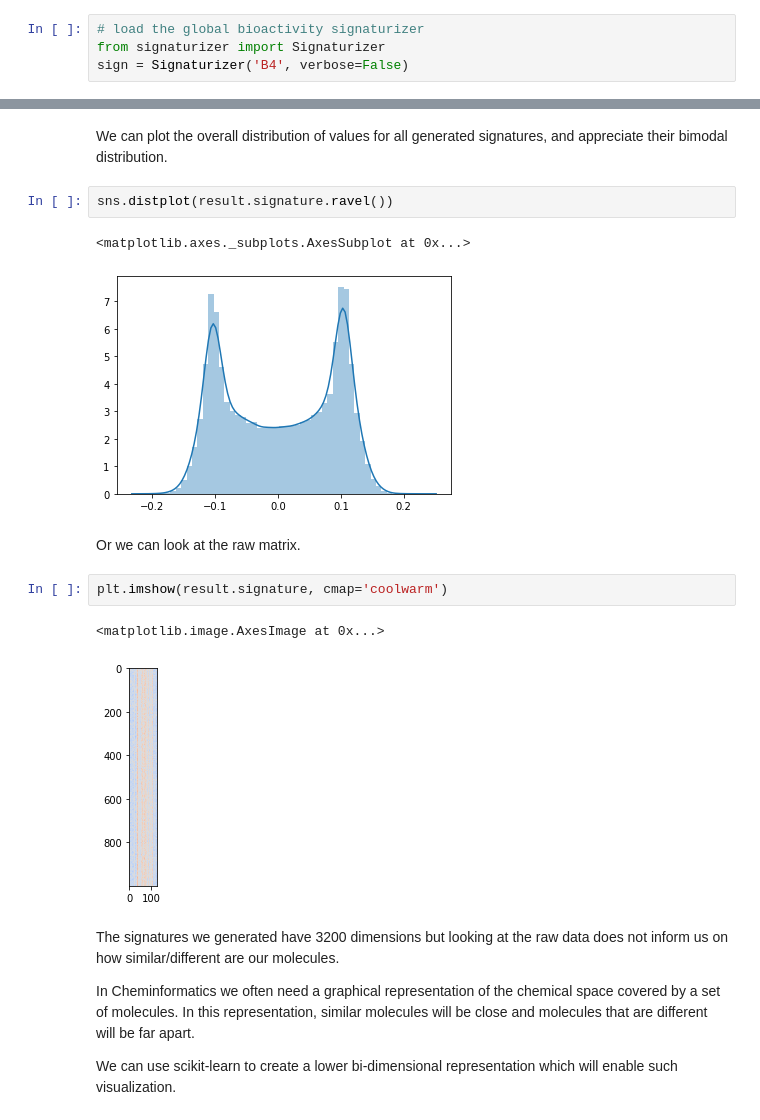
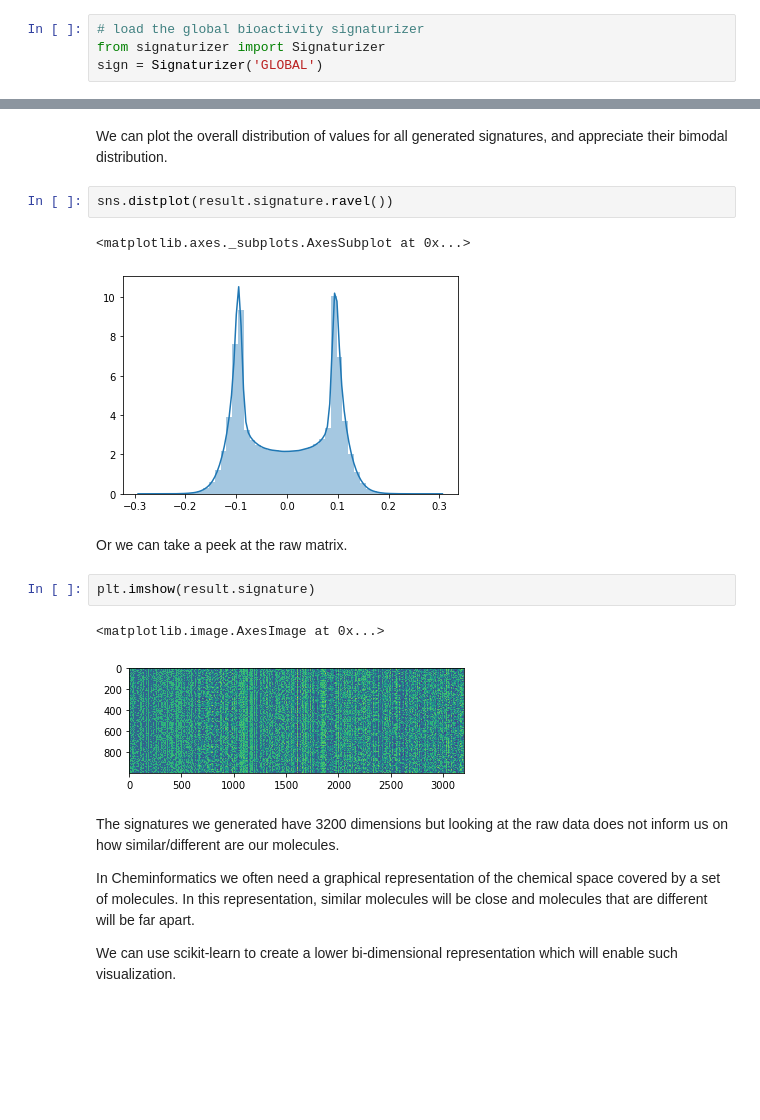
Before and after one commit to sbnb-irb/signaturizer, a Jupyter notebook: notebook/signaturizer.ipynb, the cells around one changed output, grey strips where cells are left out. Drawn from its saved outputs; the diff is of its cells as text; blank space fills up the shorter version.

```diff
--- a/notebook/signaturizer.ipynb
+++ b/notebook/signaturizer.ipynb
@@ -220,7 +223,7 @@ In the Chemical Checker we defined 25 bioactivity spaces which capture multiple
 # %%
 # load the global bioactivity signaturizer
 from signaturizer import Signaturizer
-sign = Signaturizer('B4', verbose=False)
+sign = Signaturizer('GLOBAL')
 # %% [markdown]
 For the sake of time we can just consider a random subsampling of these molecules.
 # %%
@@ -247,14 +250,14 @@ We can plot the overall distribution of values for all generated signatures, and
 sns.distplot(result.signature.ravel())
 # %% [output]
 <matplotlib.axes._subplots.AxesSubplot at 0x...>
-[figure, old version]
+[figure, new version]
 # %% [markdown]
-Or we can look at the raw matrix.
+Or we can take a peek at the raw matrix.
 # %%
-plt.imshow(result.signature, cmap='coolwarm')
+plt.imshow(result.signature)
 # %% [output]
 <matplotlib.image.AxesImage at 0x...>
-[figure, old version]
+[figure, new version]
 # %% [markdown]
 The signatures we generated have 3200 dimensions but looking at the raw data does not inform us on how similar/different are our molecules.
 
```
Also changed, not shown: parts of 47 cells of this notebook.
